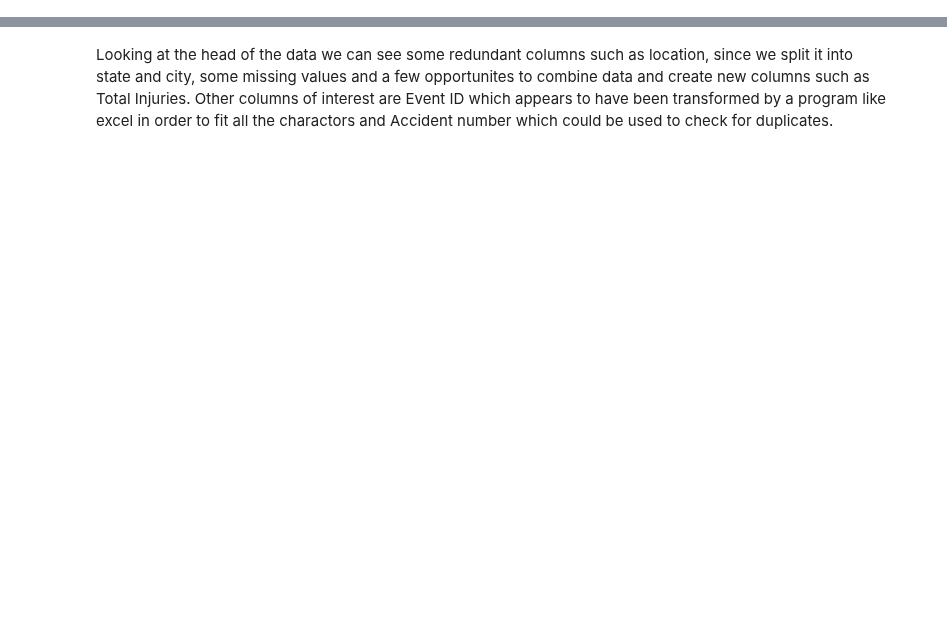
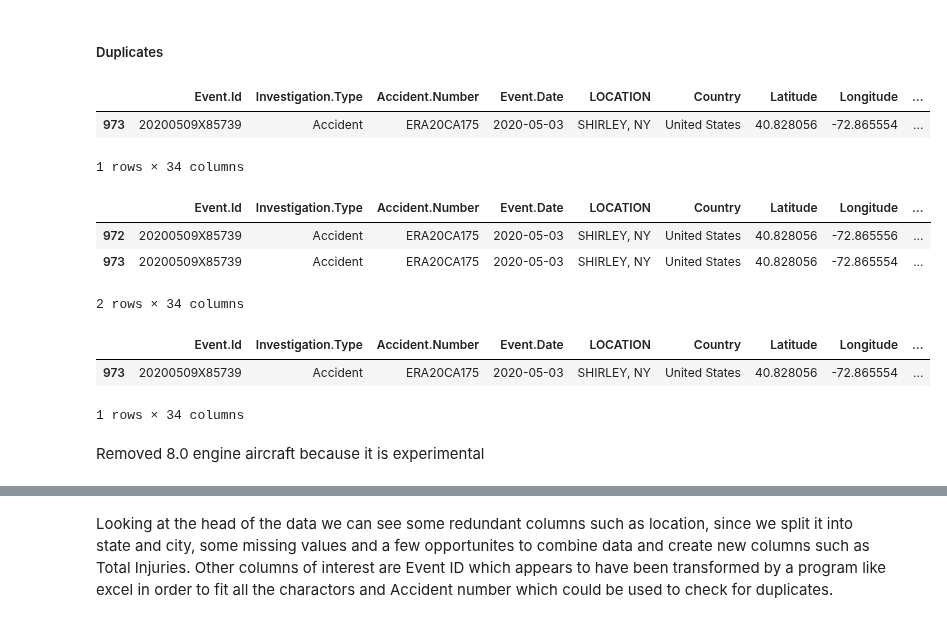
Before and after one commit to sajmera9/MachineLearning1, a Jupyter notebook: Lab 1 - Visualization and Preprocessing .ipynb, the cells around one changed output, grey strips where cells are left out. Saved outputs shown, nothing was run; the diff lists cells and outputs as text; code cells hidden in the pictures; blank space fills up the shorter version.

```diff
--- a/Lab 1 - Visualization and Preprocessing .ipynb
+++ b/Lab 1 - Visualization and Preprocessing .ipynb
@@ -161,0 +214,31 @@ aviation_data['State'] = aviation_data['LOCATION'].str.split(',').str[1]
+# %% [markdown]
+##### Duplicates
+# %%
+#checking for duplicates
+#before we step into ourliars we would like to look for duplicates
+#using the field acident number we will search for duplicates
+aviation_data[aviation_data.duplicated(subset=['Accident.Number'])]
+# %% [output]
+|  | Event.Id | Investigation.Type | Accident.Number | Event.Date | LOCATION | Country | Latitude | Longitude | ... |
+| 973 | 20200509X85739 | Accident | ERA20CA175 | 2020-05-03 | SHIRLEY, NY | United States | 40.828056 | -72.865554 | ... |
+1 rows × 34 columns
+# %%
+#now that we see we have a duplicate lets compare them
+aviation_data[aviation_data['Accident.Number']=='ERA20CA175']
+# %% [output]
+|  | Event.Id | Investigation.Type | Accident.Number | Event.Date | LOCATION | Country | Latitude | Longitude | ... |
+| 972 | 20200509X85739 | Accident | ERA20CA175 | 2020-05-03 | SHIRLEY, NY | United States | 40.828056 | -72.865556 | ... |
+| 973 | 20200509X85739 | Accident | ERA20CA175 | 2020-05-03 | SHIRLEY, NY | United States | 40.828056 | -72.865554 | ... |
+2 rows × 34 columns
+# %%
+#remove the duplicate and merge in the data
+aviation_data = aviation_data.drop_duplicates(subset='Accident.Number', keep="last")
+aviation_data[aviation_data['Accident.Number']=='ERA20CA175'] #Checking for dups
+#replace missing values in the duplicate kept - change report status from NaN to Preliminary
+#rc_avaition.loc[rc_avaition['Accident.Number'] == , 'ERA20CA175'] = 1
+# %% [output]
+|  | Event.Id | Investigation.Type | Accident.Number | Event.Date | LOCATION | Country | Latitude | Longitude | ... |
+| 973 | 20200509X85739 | Accident | ERA20CA175 | 2020-05-03 | SHIRLEY, NY | United States | 40.828056 | -72.865554 | ... |
+1 rows × 34 columns
+# %% [markdown]
+Removed 8.0 engine aircraft because it is experimental
```
Also changed, not shown: parts of 48 cells of this notebook.
